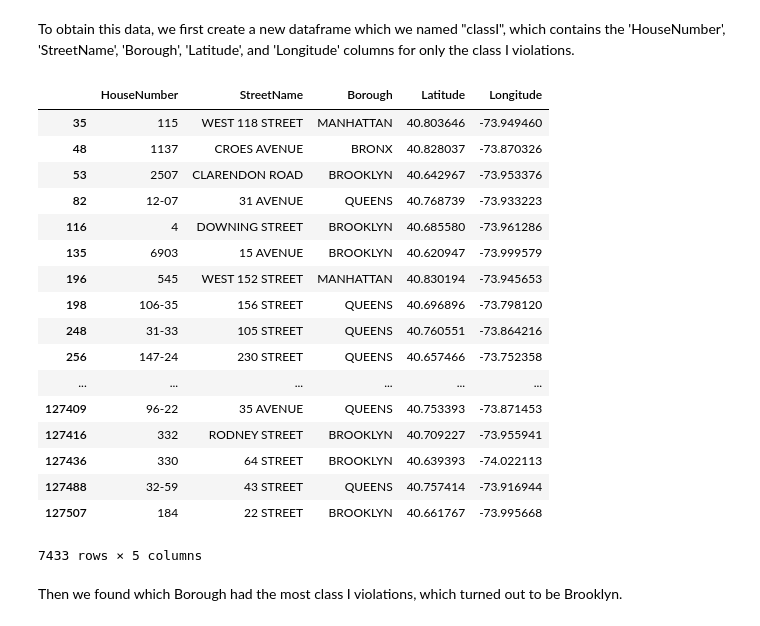
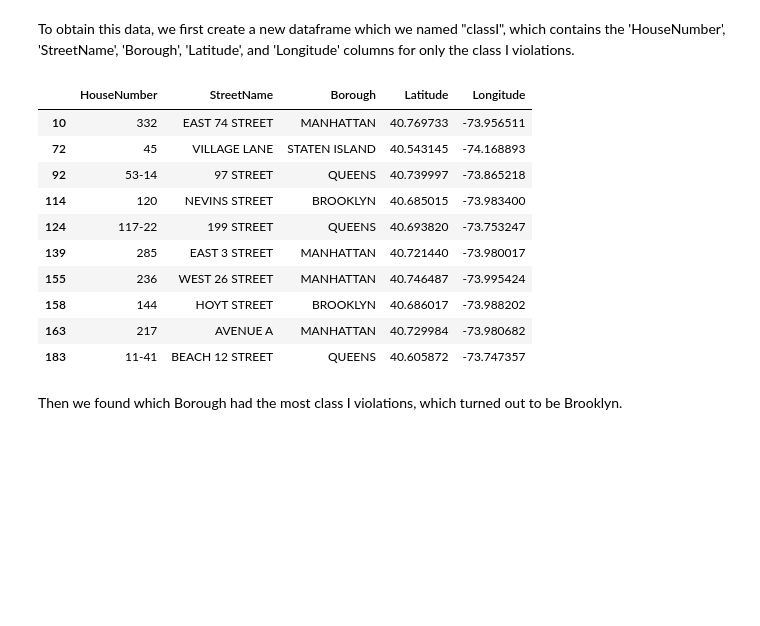
Before and after one commit to amychen/Data_Bootcamp_Final_Project, a Jupyter notebook: housing.ipynb, the cells around one changed output. Cells and saved outputs as stored; diff of their text form; code cells hidden in the pictures; blank space fills up the shorter version.

```diff
--- a/housing.ipynb
+++ b/housing.ipynb
@@ -212,26 +212,19 @@ __There's not a lot of I class (hazardous) violations compared to the other 3 cl
 To obtain this data, we first create a new dataframe which we named "classI", which contains the 'HouseNumber', 'StreetName', 'Borough', 'Latitude', and 'Longitude' columns for only the class I violations.
 # %%
 classI = housing.loc[housing['Class']=="I", ['HouseNumber', 'StreetName', 'Borough', 'Latitude', 'Longitude']]
-classI
+classI[:10]
 # %% [output]
 |  | HouseNumber | StreetName | Borough | Latitude | Longitude |
-| 35 | 115 | WEST 118 STREET | MANHATTAN | 40.803646 | -73.949460 |
-| 48 | 1137 | CROES AVENUE | BRONX | 40.828037 | -73.870326 |
-| 53 | 2507 | CLARENDON ROAD | BROOKLYN | 40.642967 | -73.953376 |
-| 82 | 12-07 | 31 AVENUE | QUEENS | 40.768739 | -73.933223 |
-| 116 | 4 | DOWNING STREET | BROOKLYN | 40.685580 | -73.961286 |
-| 135 | 6903 | 15 AVENUE | BROOKLYN | 40.620947 | -73.999579 |
-| 196 | 545 | WEST 152 STREET | MANHATTAN | 40.830194 | -73.945653 |
-| 198 | 106-35 | 156 STREET | QUEENS | 40.696896 | -73.798120 |
-| 248 | 31-33 | 105 STREET | QUEENS | 40.760551 | -73.864216 |
-| 256 | 147-24 | 230 STREET | QUEENS | 40.657466 | -73.752358 |
-| ... | ... | ... | ... | ... | ... |
-| 127409 | 96-22 | 35 AVENUE | QUEENS | 40.753393 | -73.871453 |
-| 127416 | 332 | RODNEY STREET | BROOKLYN | 40.709227 | -73.955941 |
-| 127436 | 330 | 64 STREET | BROOKLYN | 40.639393 | -74.022113 |
-| 127488 | 32-59 | 43 STREET | QUEENS | 40.757414 | -73.916944 |
-| 127507 | 184 | 22 STREET | BROOKLYN | 40.661767 | -73.995668 |
+| 10 | 332 | EAST 74 STREET | MANHATTAN | 40.769733 | -73.956511 |
+| 72 | 45 | VILLAGE LANE | STATEN ISLAND | 40.543145 | -74.168893 |
+| 92 | 53-14 | 97 STREET | QUEENS | 40.739997 | -73.865218 |
+| 114 | 120 | NEVINS STREET | BROOKLYN | 40.685015 | -73.983400 |
+| 124 | 117-22 | 199 STREET | QUEENS | 40.693820 | -73.753247 |
+| 139 | 285 | EAST 3 STREET | MANHATTAN | 40.721440 | -73.980017 |
+| 155 | 236 | WEST 26 STREET | MANHATTAN | 40.746487 | -73.995424 |
+| 158 | 144 | HOYT STREET | BROOKLYN | 40.686017 | -73.988202 |
+| 163 | 217 | AVENUE A | MANHATTAN | 40.729984 | -73.980682 |
+| 183 | 11-41 | BEACH 12 STREET | QUEENS | 40.605872 | -73.747357 |
-7433 rows × 5 columns
 # %% [markdown]
 Then we found which Borough had the most class I violations, which turned out to be Brooklyn.
 # %%
```
Also changed, not shown: 1 other file.
